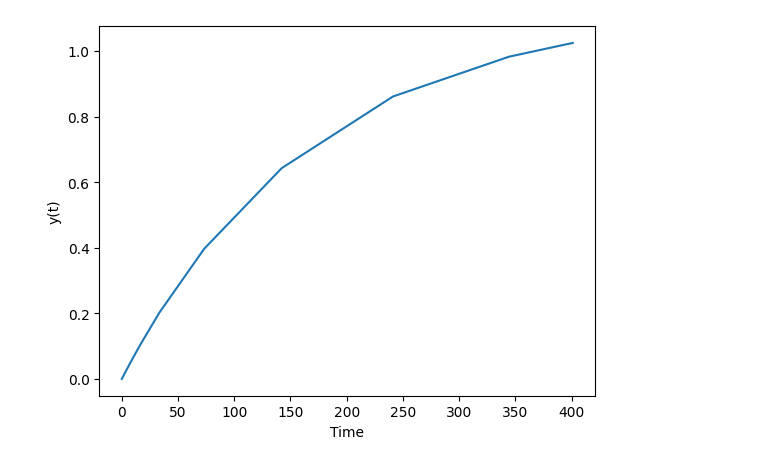
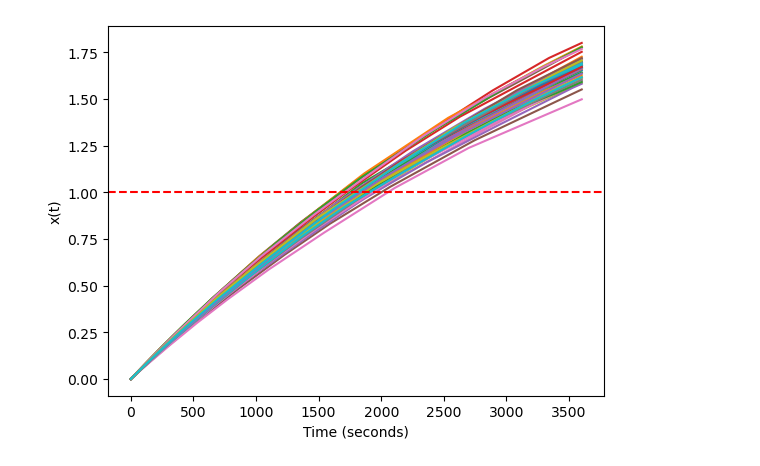
Before and after one commit to kevbaer/math42_final_proj, a Jupyter notebook: python_vers.ipynb, the cells around one changed output. Cells and saved outputs as stored; diff of their text form; code cells hidden in the pictures.

```diff
--- a/python_vers.ipynb
+++ b/python_vers.ipynb
@@ -5,26 +5,41 @@ import numpy as np
 import pandas as pd
 import matplotlib.pyplot as plt
 from scipy.integrate import solve_ivp
-# %%
-
-
-def dxdt(t, X, a, b, c, d):
-    subtractor = (((np.random.normal(b, 0.005) * X +
-                     np.random.normal(c, 0.05) * X +
-                     np.random.normal(d, 0.05) * X) * 1/150) / 10)
-
-    dX = a - (subtractor if subtractor <= a else a)
-
-    return [dX]
-
-t_span = (0, 401)
-
-sol = solve_ivp(dxdt, t_span, [0], args=(1/150, 4.5, 4, 0.3))
-
-
-plt.plot(sol.t, sol.y[0])
-plt.xlabel('Time')
-plt.ylabel('y(t)')
-plt.show()
-# %% [output]
-[figure, removed]
+# %%
+np.random.seed(42)
+
+# assumption: assigned seating
+
+k = 100 # plane capacity, assumed to always be filled once boarding ends
+
+luggage_effect = 1/98 # effect of one luggage = 1 less person boarded per 98 seconds
+                    # 0.9 chance that someone will have a suitcase
+conges_effect = 1/90 # effect of one person taking longer due to congestion = 1 less person boarded per 90 seconds
+                    # assuming 6 seats per row, 3 on each side of the plane, 1/3 of people have an aisle seat.
+                    # that means 2/3 of people have to get past them (2/3 ~ 0.67)
+disob_effect = 1/37.5 # effect of one disobedient passenger = 1 less person boarded per 37.5 seconds
+                    # 30% of passengers are late for their flights
+
+
+def dxdt(t, X, a, b, c, d):
+    subtractor = (np.random.normal(b, 0.05) * X * luggage_effect +
+                  np.random.normal(c, 0.05) * X * conges_effect +
+                  np.random.normal(d, 0.05) * X * disob_effect) / k
+
+    dX_dt = a/k - (subtractor if subtractor < a/k else a/k)
+
+    return [dX_dt]
+
+t_span = (0, 3601)
+
+for i in range(50):
+    sol = solve_ivp(dxdt, t_span, [0], args=(1/np.random.normal(15, 0.5), 0.9, 7/18, 0.3))
+
+    plt.plot(sol.t, sol.y[0])
+
+plt.axhline(y = 1, c='r', linestyle='--')
+plt.xlabel('Time (seconds)')
+plt.ylabel('x(t)')
+plt.show()
+# %% [output]
+[figure, added]
```
Also changed, not shown: 1 other file.
